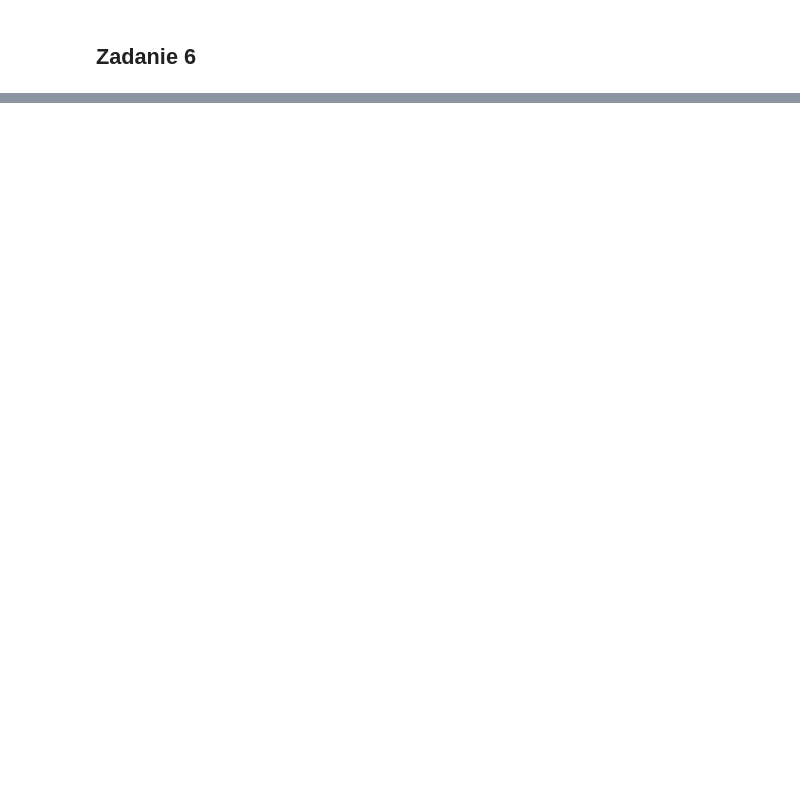
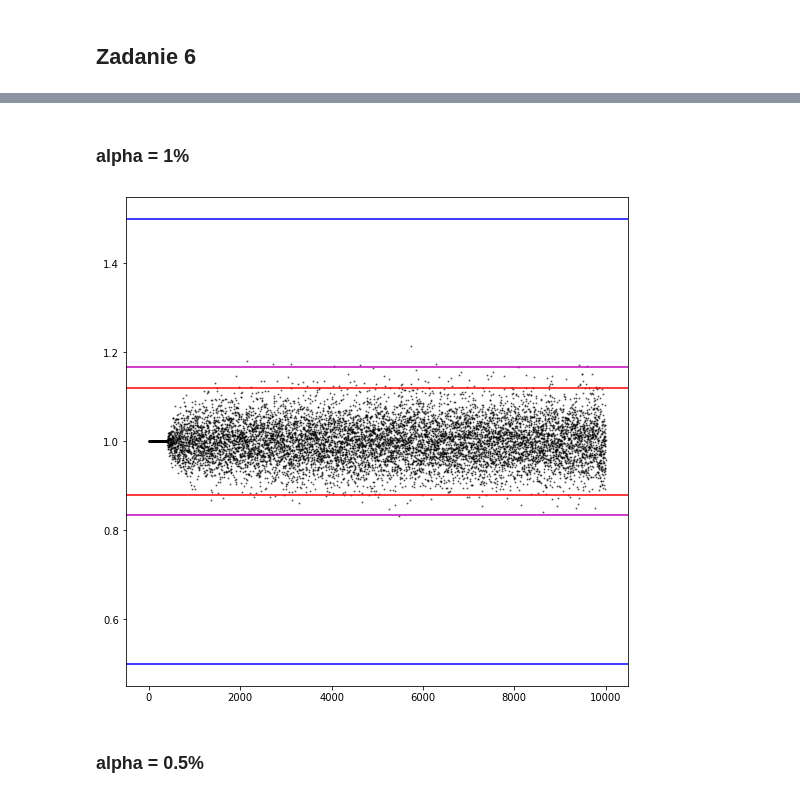
Before and after one commit to yurtsiv/pwr, a Jupyter notebook: masters/semester-1/alg-analysis/notebook/Lab 2.ipynb, the cells around one changed output, grey strips where cells are left out. Saved outputs shown, nothing was run; the diff lists cells and outputs as text; code cells hidden in the pictures; blank space fills up the shorter version.

```diff
--- a/masters/semester-1/alg-analysis/notebook/Lab 2.ipynb
+++ b/masters/semester-1/alg-analysis/notebook/Lab 2.ipynb
@@ -138,0 +176,26 @@ plt.show()
+# %% [markdown]
+### alpha = 1%
+# %%
+delta2 = find_delta_for_alpha(0.01)
+# %%
+delta2Cheb = math.sqrt(1 / (400 * 0.01))
+# %%
+delta2Chern = 0.166
+# %%
+plt.figure(1, figsize=(9, 9))
+plt.scatter(res_x, res_y, alpha=0.5,s =1, c="k")
+
+plt.axhline(1 - delta2, c="r")
+plt.axhline(1 + delta2, c="r")
+
+plt.axhline(1 - delta2Cheb, c="b")
+plt.axhline(1 + delta2Cheb, c="b")
+
+plt.axhline(1 - delta2Chern, c="m")
+plt.axhline(1 + delta2Chern, c="m")
+
+plt.show()
+# %% [output]
+[figure, added]
+# %% [markdown]
+### alpha = 0.5%
```
Also changed, not shown: parts of 18 cells of this notebook, 1 other file.
